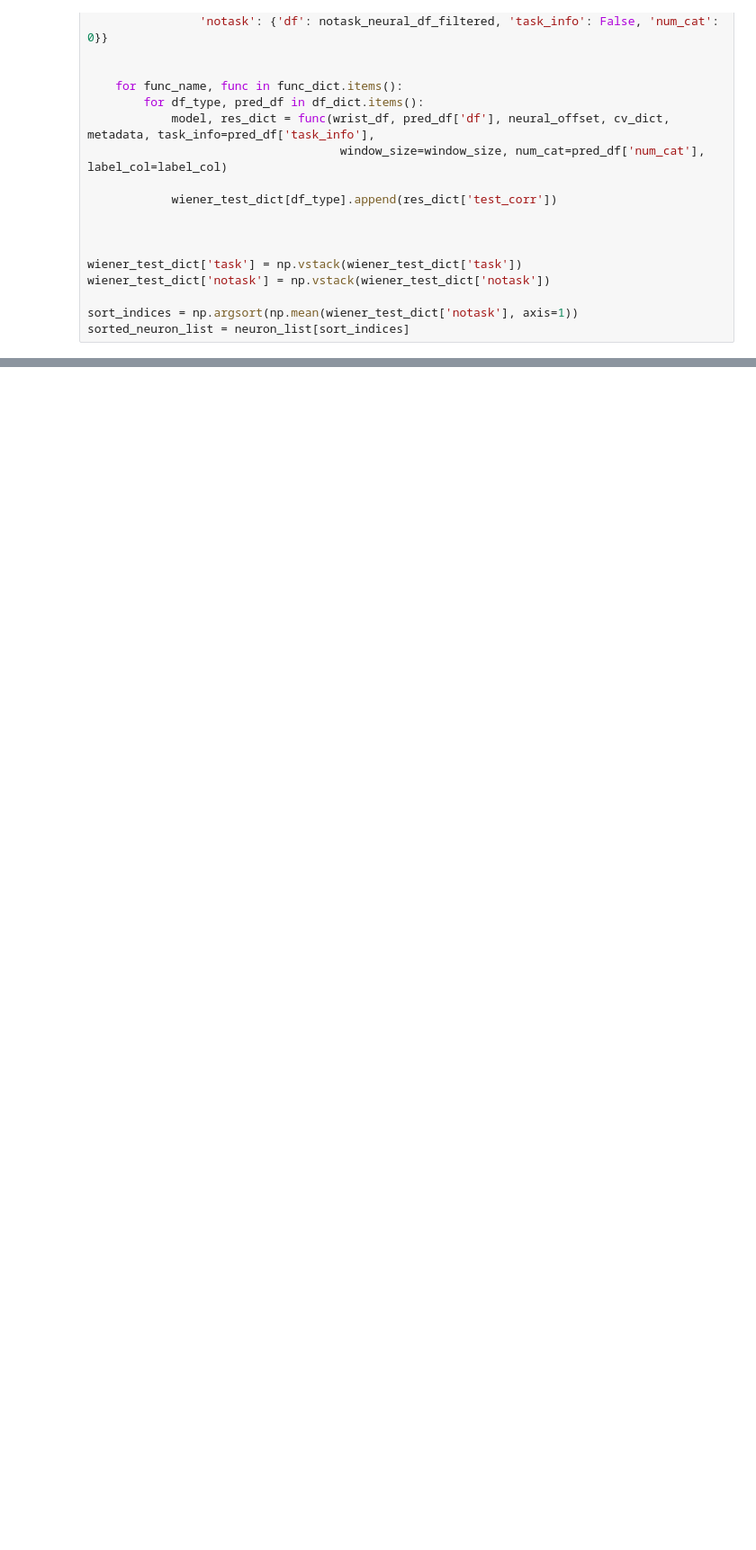
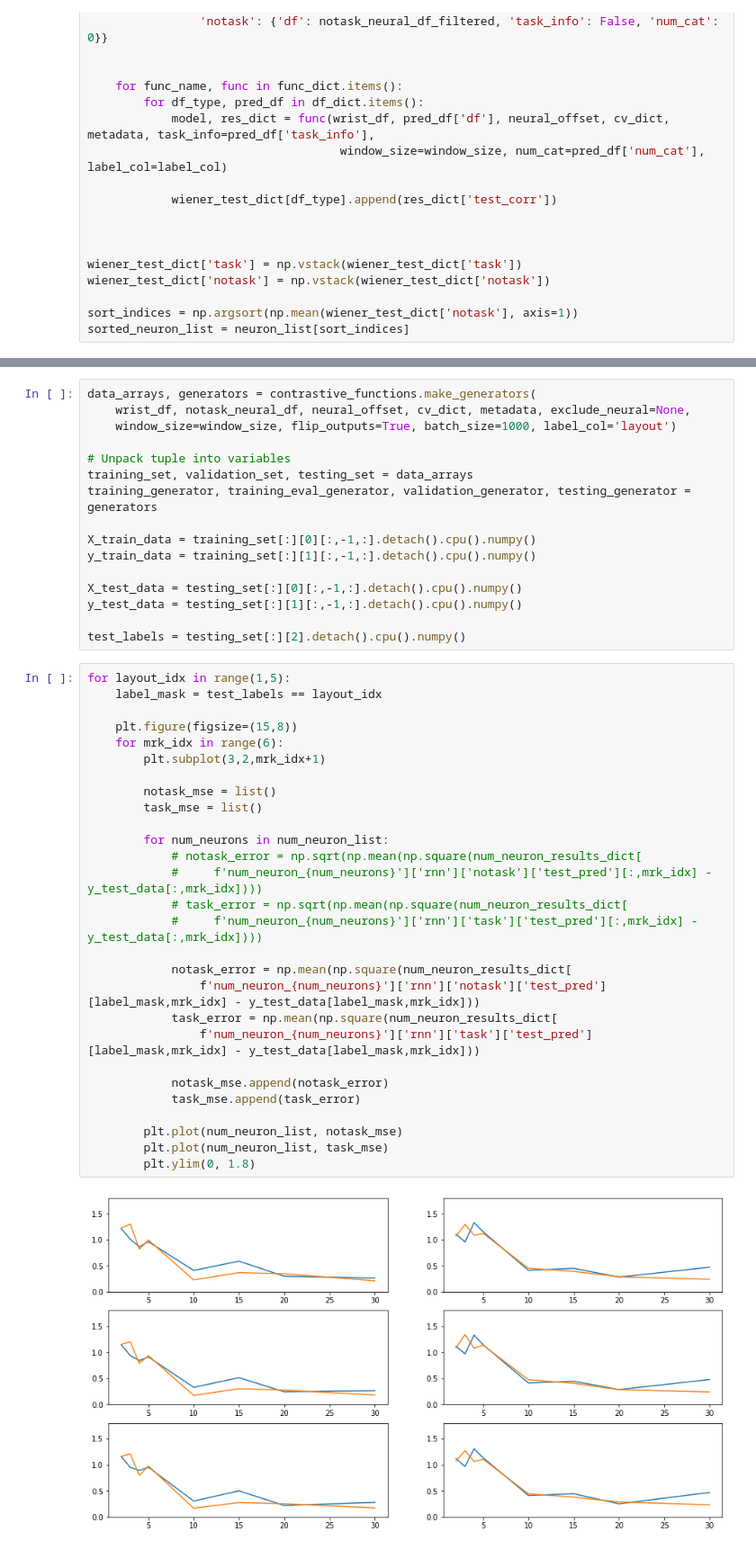
Before and after one commit to ntolley/ncm_2023, a Jupyter notebook: notebooks/num_neuron_sort.ipynb, the cells around one changed output, grey strips where cells are left out. Shown at 90% size. Saved outputs shown, nothing was run; the diff lists cells and outputs as text; blank space fills up the shorter version.

```diff
--- a/notebooks/num_neuron_sort.ipynb
+++ b/notebooks/num_neuron_sort.ipynb
@@ -155,0 +169,46 @@ plt.tight_layout()
+# %%
+data_arrays, generators = contrastive_functions.make_generators(
+    wrist_df, notask_neural_df, neural_offset, cv_dict, metadata, exclude_neural=None,
+    window_size=window_size, flip_outputs=True, batch_size=1000, label_col='layout')
+
+# Unpack tuple into variables
+training_set, validation_set, testing_set = data_arrays
+training_generator, training_eval_generator, validation_generator, testing_generator = generators
+
+X_train_data = training_set[:][0][:,-1,:].detach().cpu().numpy()
+y_train_data = training_set[:][1][:,-1,:].detach().cpu().numpy()
+
+X_test_data = testing_set[:][0][:,-1,:].detach().cpu().numpy()
+y_test_data = testing_set[:][1][:,-1,:].detach().cpu().numpy()
+
+test_labels = testing_set[:][2].detach().cpu().numpy()
+# %%
+for layout_idx in range(1,5):
+    label_mask = test_labels == layout_idx
+
+    plt.figure(figsize=(15,8))
+    for mrk_idx in range(6):
+        plt.subplot(3,2,mrk_idx+1)
+
+        notask_mse = list()
+        task_mse = list()
+
+        for num_neurons in num_neuron_list:
+            # notask_error = np.sqrt(np.mean(np.square(num_neuron_results_dict[
+            #     f'num_neuron_{num_neurons}']['rnn']['notask']['test_pred'][:,mrk_idx] - y_test_data[:,mrk_idx])))
+            # task_error = np.sqrt(np.mean(np.square(num_neuron_results_dict[
+            #     f'num_neuron_{num_neurons}']['rnn']['task']['test_pred'][:,mrk_idx] - y_test_data[:,mrk_idx])))
+
+            notask_error = np.mean(np.square(num_neuron_results_dict[
+                f'num_neuron_{num_neurons}']['rnn']['notask']['test_pred'][label_mask,mrk_idx] - y_test_data[label_mask,mrk_idx]))
+            task_error = np.mean(np.square(num_neuron_results_dict[
+                f'num_neuron_{num_neurons}']['rnn']['task']['test_pred'][label_mask,mrk_idx] - y_test_data[label_mask,mrk_idx]))
+
+            notask_mse.append(notask_error)
+            task_mse.append(task_error)
+
+        plt.plot(num_neuron_list, notask_mse)
+        plt.plot(num_neuron_list, task_mse)
+        plt.ylim(0, 1.8)
+# %% [output]
+[figure, added]
```
Also changed, not shown: parts of 15 cells of this notebook, 6 other files.
